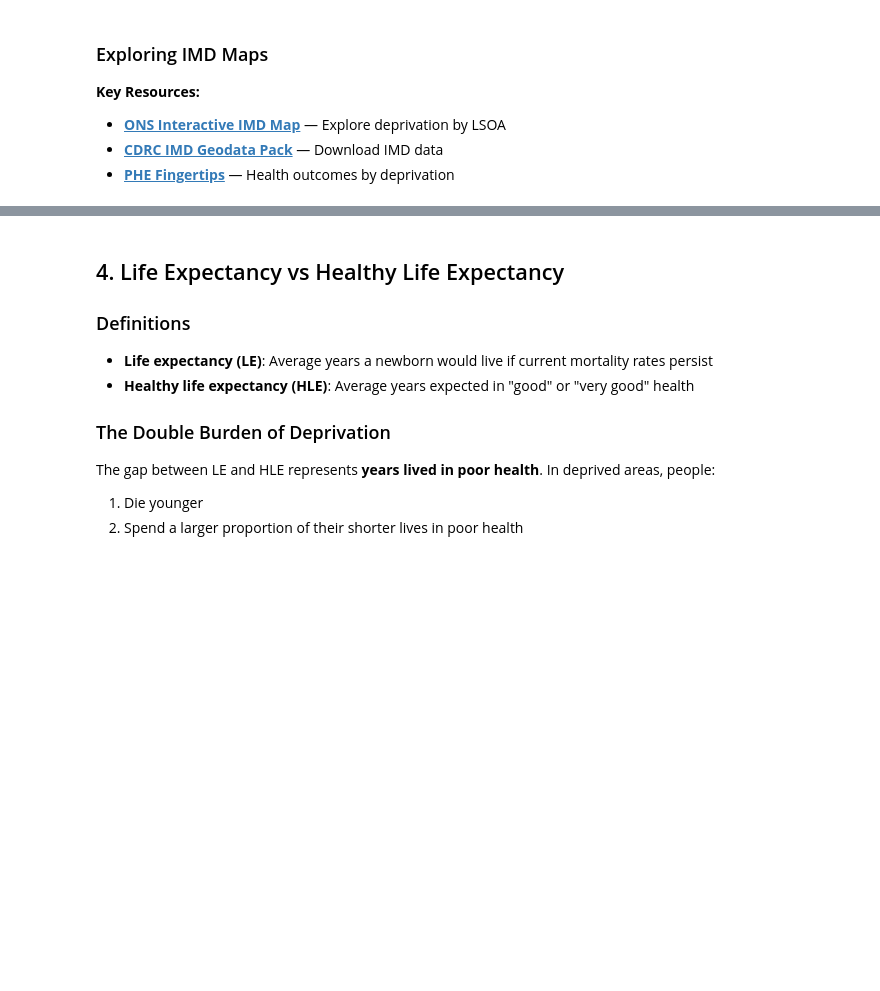
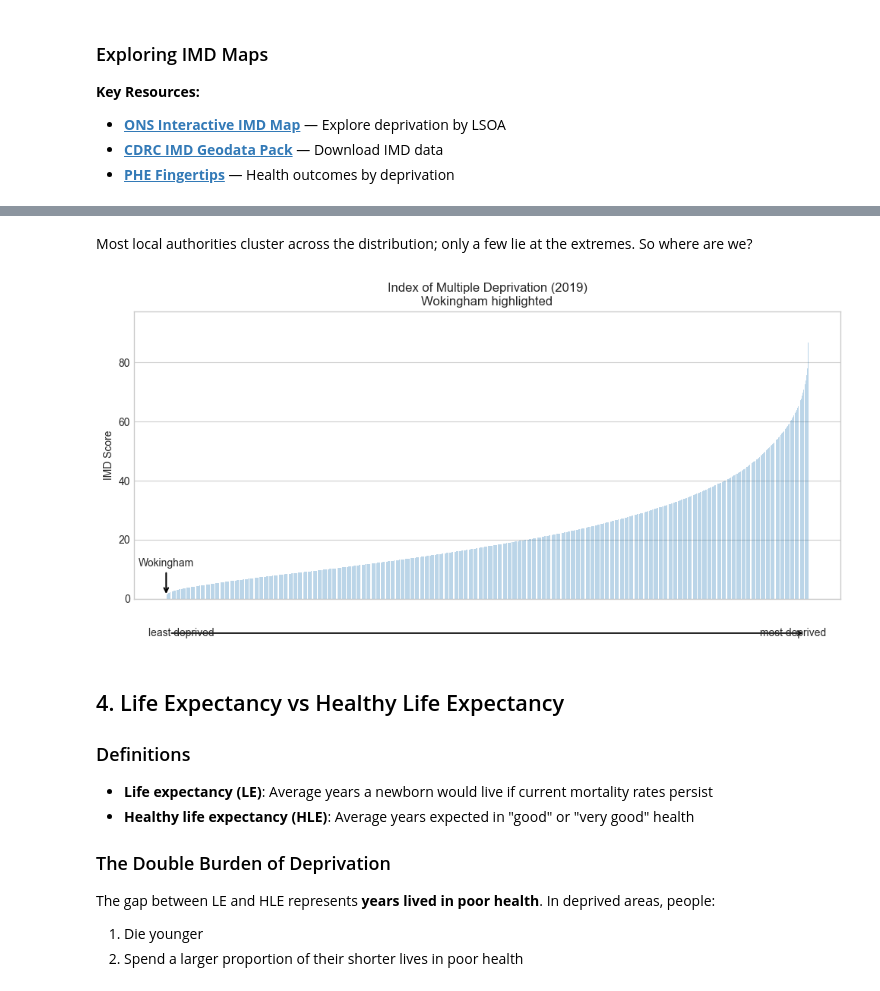
Before and after one commit to ggkuhnle/fb2nep-epi, a Jupyter notebook: notebooks/13_health_inequalities.ipynb, the cells around one changed output, grey strips where cells are left out. Cells and saved outputs as stored; diff of their text form; code cells hidden in the pictures; blank space fills up the shorter version.

Commit message:
More data on deprivation

```diff
--- a/notebooks/13_health_inequalities.ipynb
+++ b/notebooks/13_health_inequalities.ipynb
@@ -72,12 +75,18 @@ from scipy import stats
 from ipywidgets import FloatSlider, VBox, Output
 import ipywidgets as widgets
 from IPython.display import display, HTML
+from pathlib import Path
 
 from epi_utils import (
     calculate_sii, calculate_rii, calculate_concentration_index,
     plot_concentration_curve, INEQUALITY_EXAMPLE_DATA
 )
 
+# ————— Paths —————
+DATA_DIR = Path("../data")
+IMD_CSV = DATA_DIR / "IoD2019_ranks.csv"
+LE_CSV  = DATA_DIR / "le_imd.csv"
+
 plt.style.use('seaborn-v0_8-whitegrid')
 plt.rcParams['figure.figsize'] = [10, 6]
 np.random.seed(42)
@@ -158,3 +223,72 @@ display(la_deprivation)
+# %% [markdown]
+Most local authorities cluster across the distribution; only a few lie at the extremes. So where are we?
+# %%
+df_plot = df_la.sort_values("IMD Score").reset_index(drop=True)
+
+
+
+# Boolean mask for Wokingham
+is_wokingham = df_plot["Local Authority"] == "Wokingham"
+
+# Locate Wokingham
+wk_idx = df_plot.index[df_plot["Local Authority"] == "Wokingham"][0]
+wk_score = df_plot.loc[wk_idx, "IMD Score"]
+
+# X positions (one per authority)
+x = np.arange(len(df_plot))
+
+plt.figure(figsize=(10, 5))
+
+# All authorities (background)
+plt.bar(
+    x,
+    df_plot["IMD Score"],
+    alpha=0.3
+)
+
+# Arrow pointing to Wokingham
+plt.annotate(
+    "Wokingham",
+    xy=(wk_idx, wk_score),
+    xytext=(wk_idx, wk_score + 10),  # vertical offset
+    arrowprops=dict(
+        arrowstyle="->",
+        linewidth=1.5
+    ),
+    ha="center"
+)
+
+plt.annotate(
+    "",
+    xy=(0.95, -0.12),
+    xytext=(0.05, -0.12),
+    xycoords="axes fraction",
+    textcoords="axes fraction",
+    arrowprops=dict(arrowstyle="->", linewidth=1.2),
+)
+
+# End labels
+plt.text(
+    0.02, -0.12, "least deprived",
+    transform=plt.gca().transAxes,
+    ha="left", va="center"
+)
+
+plt.text(
+    0.98, -0.12, "most deprived",
+    transform=plt.gca().transAxes,
+    ha="right", va="center"
+)
+
+# Axis handling
+plt.xticks([])  # remove unreadable labels
+plt.ylabel("IMD Score")
+plt.title("Index of Multiple Deprivation (2019)\nWokingham highlighted")
+
+plt.tight_layout()
+plt.show()
+# %% [output]
+[figure, added]
 # %% [markdown]
 ## 4. Life Expectancy vs Healthy Life Expectancy
 
```
Also changed, not shown: parts of 12 cells of this notebook, 2 other files.
